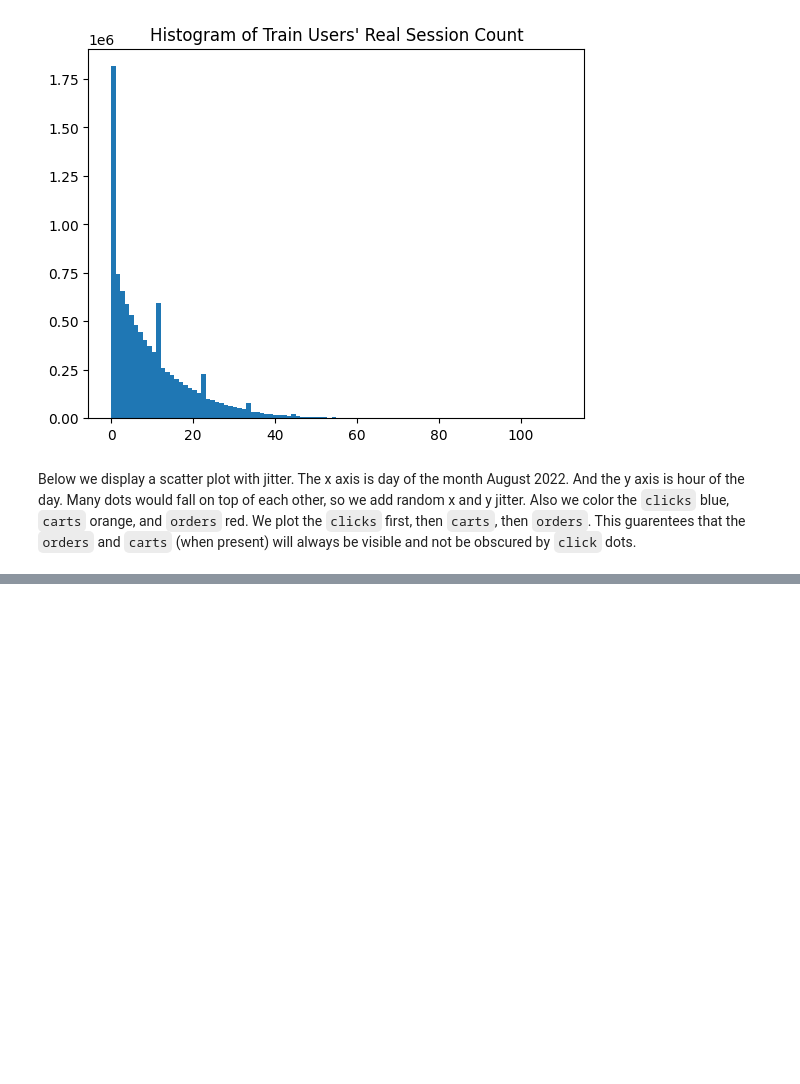
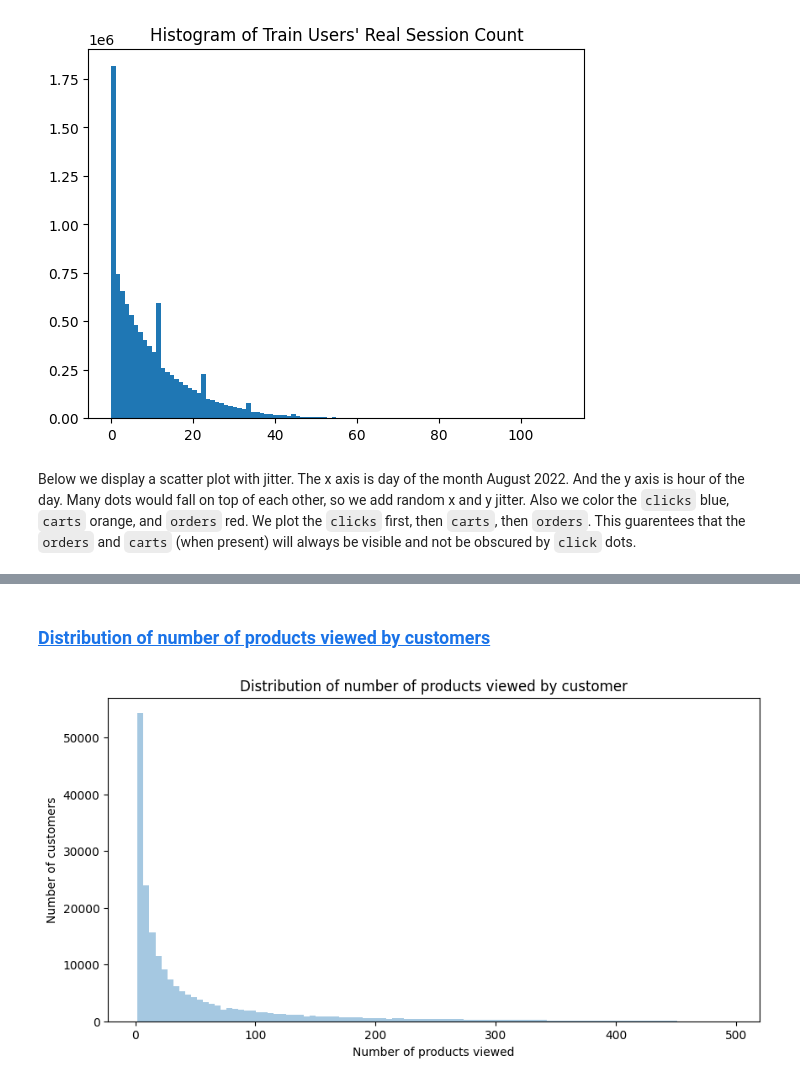
Before and after one commit to ChronusGong/ml_project, a Jupyter notebook: project_code/project.ipynb, the cells around one changed output, grey strips where cells are left out. Saved outputs shown, nothing was run; the diff lists cells and outputs as text; code cells hidden in the pictures; blank space fills up the shorter version.

```diff
--- a/project_code/project.ipynb
+++ b/project_code/project.ipynb
@@ -216,0 +300,3 @@ for k in range(10):
+# %%
+grouped_train = train.groupby('session').count()
+display(grouped_train)
@@ -216,0 +318,11 @@ for k in range(10):
+# %% [markdown]
+### <a id='toc1_3_1_'></a>[Distribution of number of products viewed by customers](#toc0_)
+# %%
+plt.figure(figsize=(10, 5))
+sns.distplot(grouped_train['aid'], kde=False, bins=100)
+plt.title('Distribution of number of products viewed by customer')
+plt.xlabel('Number of products viewed')
+plt.ylabel('Number of customers')
+plt.show()
+# %% [output]
+[figure, added]
```
Also changed, not shown: parts of 32 cells of this notebook.
